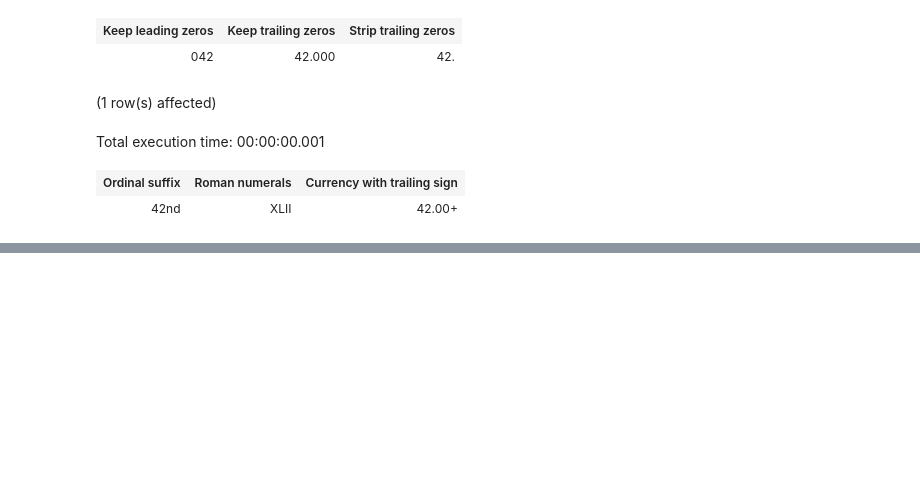
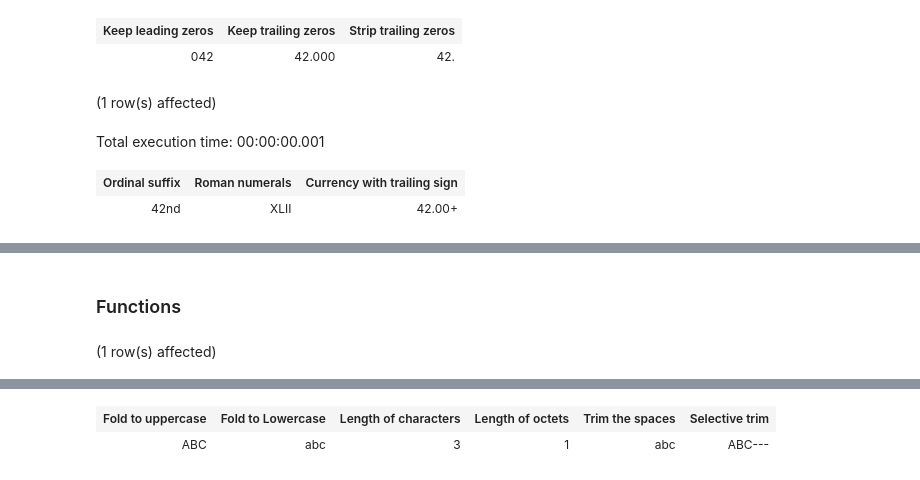
Before and after one commit to yaowenqiang/postgresql_functions_playbook, a Jupyter notebook: Notebook-1.ipynb, the cells around one changed output, grey strips where cells are left out. Drawn from its saved outputs; the diff is of its cells as text; code cells hidden in the pictures; blank space fills up the shorter version.

```diff
--- a/Notebook-1.ipynb
+++ b/Notebook-1.ipynb
@@ -672,0 +696,13 @@ Total execution time: 00:00:00.001
+# %% [markdown]
+### Functions
+# %%
+select
+    UPPER('abc') as "Fold to uppercase",
+    lower('ABC') as "Fold to Lowercase",
+    char_length('ABC') as "Length of characters",
+    octet_length('h') as "Length of octets",
+    trim('    abc    ') as "Trim the spaces",
+    trim(leading '-' from '---ABC---') as "Selective trim";
+    --Also trailing and both
+# %% [output]
+(1 row(s) affected)
@@ -672,0 +710,2 @@ Total execution time: 00:00:00.001
+| Fold to uppercase | Fold to Lowercase | Length of characters | Length of octets | Trim the spaces | Selective trim |
+| ABC | abc | 3 | 1 | abc | ABC--- |
```
Also changed, not shown: parts of 56 cells of this notebook.
